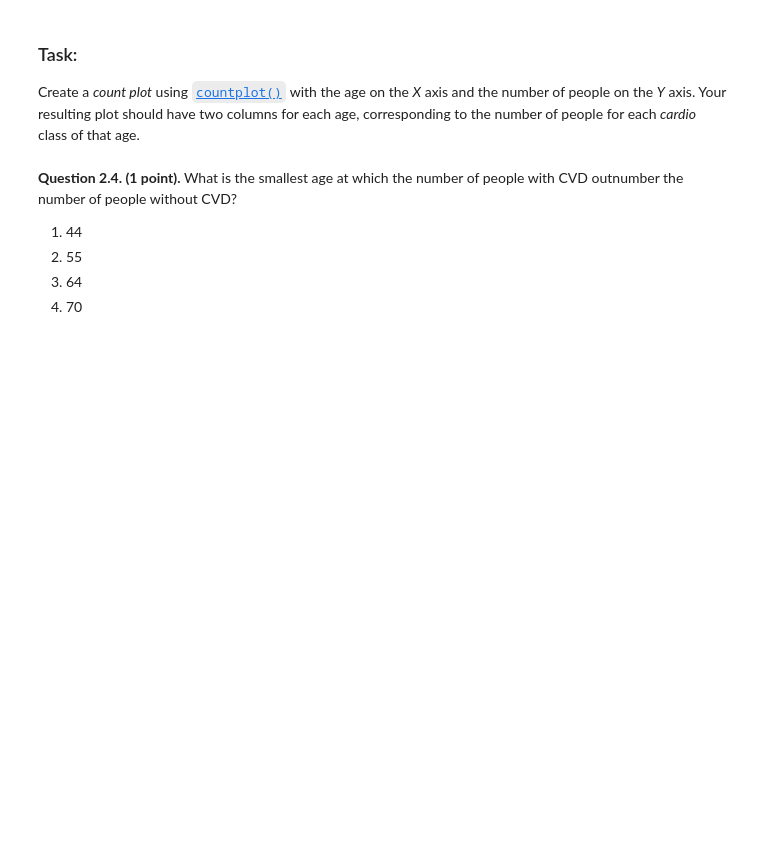
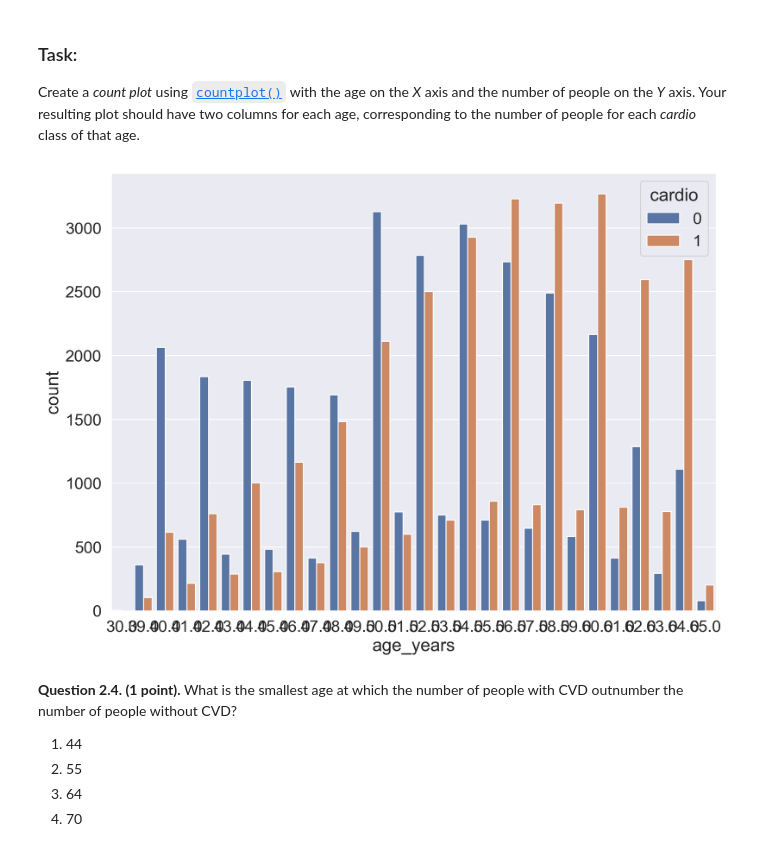
Before and after one commit to IShallNotKnow/mlcourse.ai, a Jupyter notebook: jupyter_english/assignments_demo/assignment02_analyzing_cardiovascular_desease_data.ipynb, the cells around one changed output. Cells and saved outputs as stored; diff of their text form; code cells hidden in the pictures; blank space fills up the shorter version.

```diff
--- a/jupyter_english/assignments_demo/assignment02_analyzing_cardiovascular_desease_data.ipynb
+++ b/jupyter_english/assignments_demo/assignment02_analyzing_cardiovascular_desease_data.ipynb
@@ -192,7 +222,7 @@ Clarifications:
 - Calculate ``age_years`` feature – round age to the nearest number of years. For this task, select only the people of age 60 to 64, inclusive.
 - Cholesterol level categories differ between the figure and our dataset. The conversion for the ``cholesterol`` feature is as follows: 4 mmol/l $\rightarrow$ 1, 5-7 mmol/l $\rightarrow$ 2, 8 mmol/l $\rightarrow$ 3.
 # %%
-df["age_years"] = df["age"]/365.24
+df["age_years"] = (df["age"]/365.24)
 smoking_old_men = df[
     (df["age_years"]<65)
     & (df["age_years"] >= 60)
@@ -354,10 +414,12 @@ Previously, we calculated the age of the respondents in years at the moment of e
 Create a *count plot* using [`countplot()`](http://seaborn.pydata.org/generated/seaborn.countplot.html) with the age on the *X* axis and the number of people on the *Y* axis. Your resulting plot should have two columns for each age, corresponding to the number of people for each *cardio* class of that age.
 # %%
 sns.countplot(
-    x='age_years',
-    hue='cardio',
-    data=df
+    x="age_years",
+    hue="cardio",
+    data=filtered_df
 );
+# %% [output]
+[figure, added]
 # %% [markdown]
 **Question 2.4. (1 point).** What is the smallest age at which the number of people with CVD outnumber the number of people without CVD?
 
```
Also changed, not shown: parts of 12 cells of this notebook.
